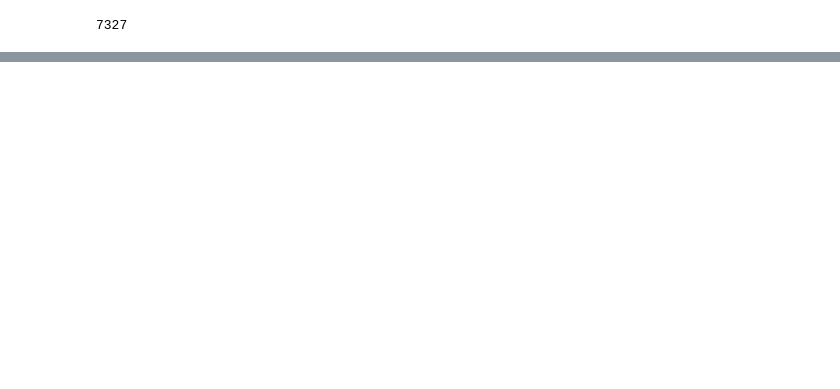
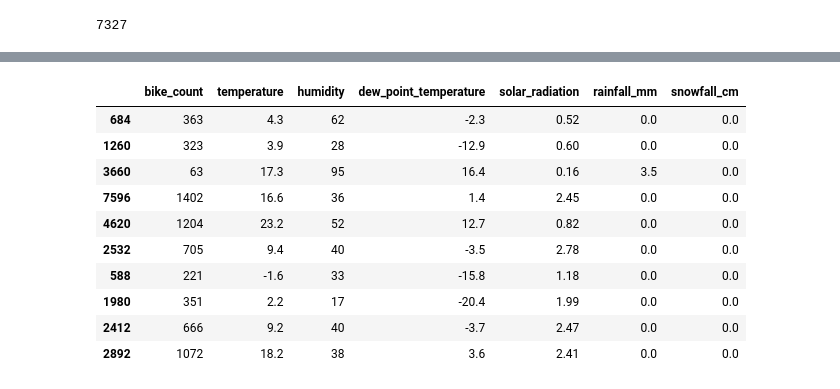
Before and after one commit to JarekMaleszyk/data-science-project-sandbox, a Jupyter notebook: Seoul_Bike_sharing_demand_data.ipynb, the cells around one changed output, grey strips where cells are left out. Cells and saved outputs as stored; diff of their text form; code cells hidden in the pictures; blank space fills up the shorter version.

```diff
--- a/Seoul_Bike_sharing_demand_data.ipynb
+++ b/Seoul_Bike_sharing_demand_data.ipynb
@@ -56,0 +110,16 @@ df.temperature[df.temperature >= 0].count()
+# %%
+df.drop(columns=["wind_speed", "visibility_on_10m", "functioning_day"], axis=1, inplace=True)
+# %%
+df.sample(10)
+# %% [output]
+|  | bike_count | temperature | humidity | dew_point_temperature | solar_radiation | rainfall_mm | snowfall_cm |
+| 684 | 363 | 4.3 | 62 | -2.3 | 0.52 | 0.0 | 0.0 |
+| 1260 | 323 | 3.9 | 28 | -12.9 | 0.60 | 0.0 | 0.0 |
+| 3660 | 63 | 17.3 | 95 | 16.4 | 0.16 | 3.5 | 0.0 |
+| 7596 | 1402 | 16.6 | 36 | 1.4 | 2.45 | 0.0 | 0.0 |
+| 4620 | 1204 | 23.2 | 52 | 12.7 | 0.82 | 0.0 | 0.0 |
+| 2532 | 705 | 9.4 | 40 | -3.5 | 2.78 | 0.0 | 0.0 |
+| 588 | 221 | -1.6 | 33 | -15.8 | 1.18 | 0.0 | 0.0 |
+| 1980 | 351 | 2.2 | 17 | -20.4 | 1.99 | 0.0 | 0.0 |
+| 2412 | 666 | 9.2 | 40 | -3.7 | 2.47 | 0.0 | 0.0 |
+| 2892 | 1072 | 18.2 | 38 | 3.6 | 2.41 | 0.0 | 0.0 |
```
Also changed, not shown: parts of 7 cells of this notebook.
